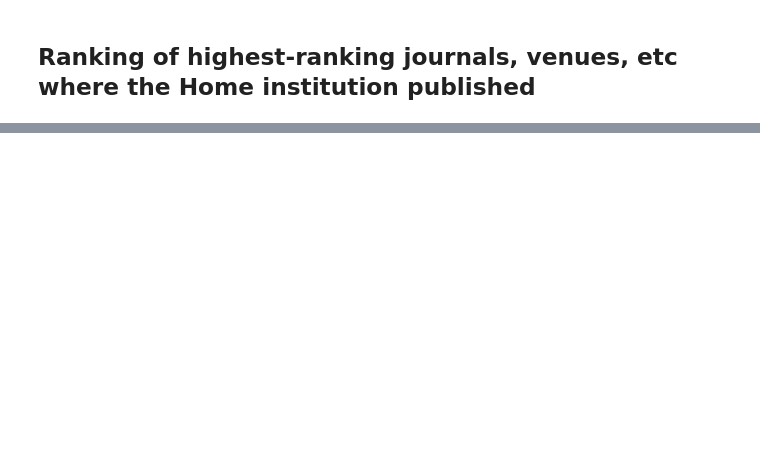
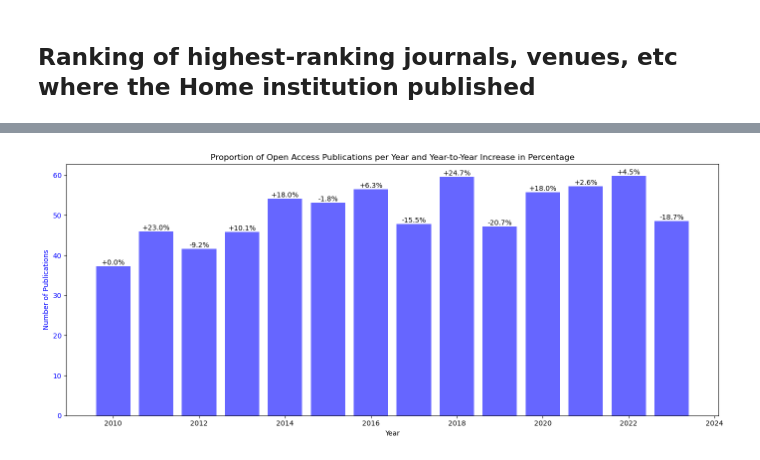
Before and after one commit to boumpteryx/Publication-statistics, a Jupyter notebook: Institution_Statistics.ipynb, the cells around one changed output, grey strips where cells are left out. Drawn from its saved outputs; the diff is of its cells as text; code cells hidden in the pictures; blank space fills up the shorter version.

```diff
--- a/Institution_Statistics.ipynb
+++ b/Institution_Statistics.ipynb
@@ -912,0 +656,20 @@ The title 'Inner speech and executive function in children With developmental la
+# %%
+# Analyze the proportion of open access works per year
+oa_counts_per_year = defaultdict(lambda: {'oa': 0, 'total': 0})
+
+for work in data:
+    year = work.get('publication_year')
+    is_oa = work.get('open_access')["is_oa"]
+    if year:
+        oa_counts_per_year[year]['total'] += 1
+        if is_oa:
+            oa_counts_per_year[year]['oa'] += 1
+
+# Prepare data for dynamic sizing plot
+years = sorted(oa_counts_per_year.keys())
+oa_proportions = {year: (oa_counts_per_year[year]['oa'] / oa_counts_per_year[year]['total']) * 100 for year in years}
+
+# Use the function to plot the proportion of open access publications per year
+plot_publications_with_dynamic_sizing(oa_proportions, begin, end, title="Proportion of Open Access Publications")
+# %% [output]
+[figure, added]
```
Also changed, not shown: parts of 47 cells of this notebook, 1 other file.
